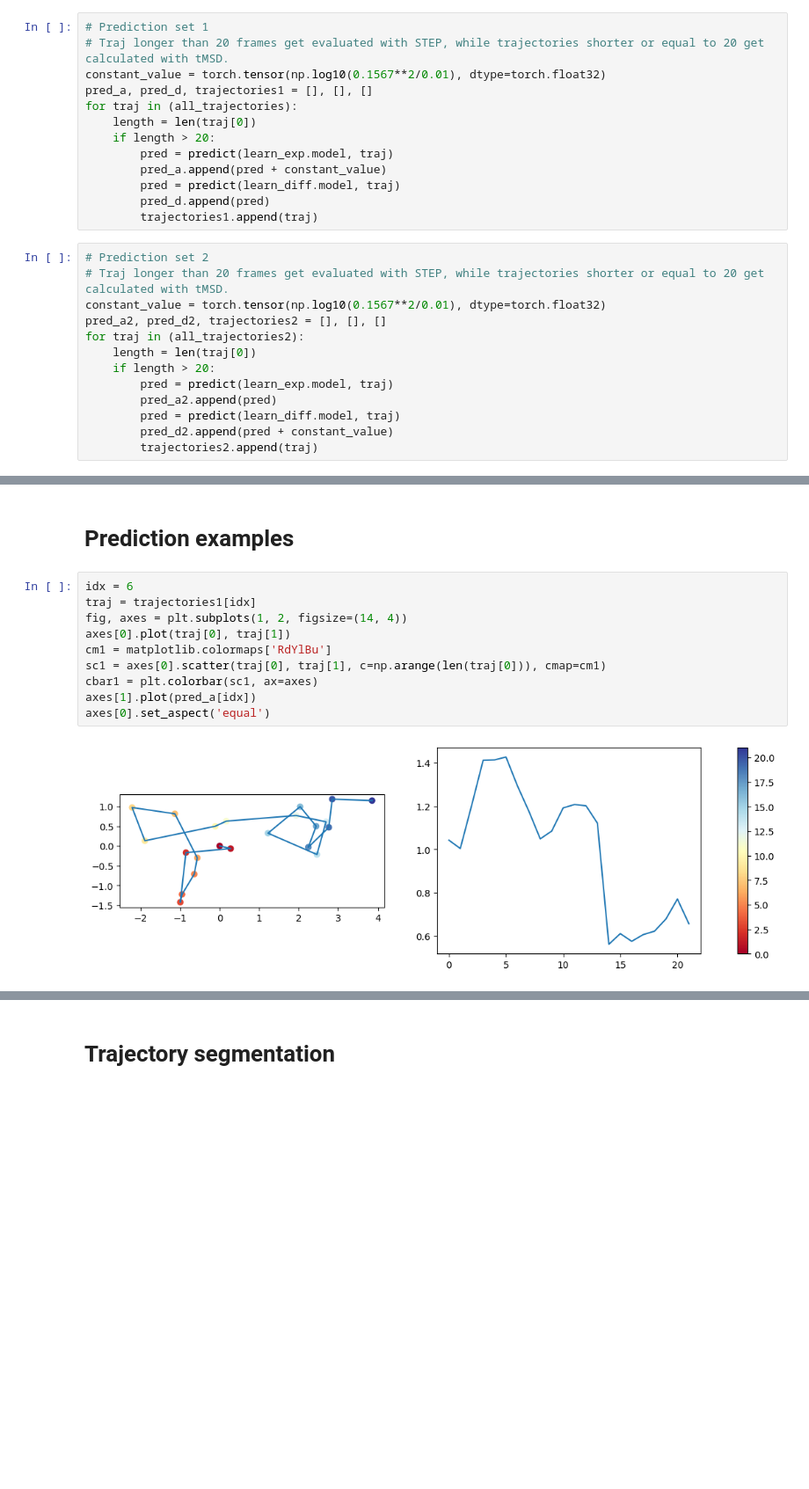
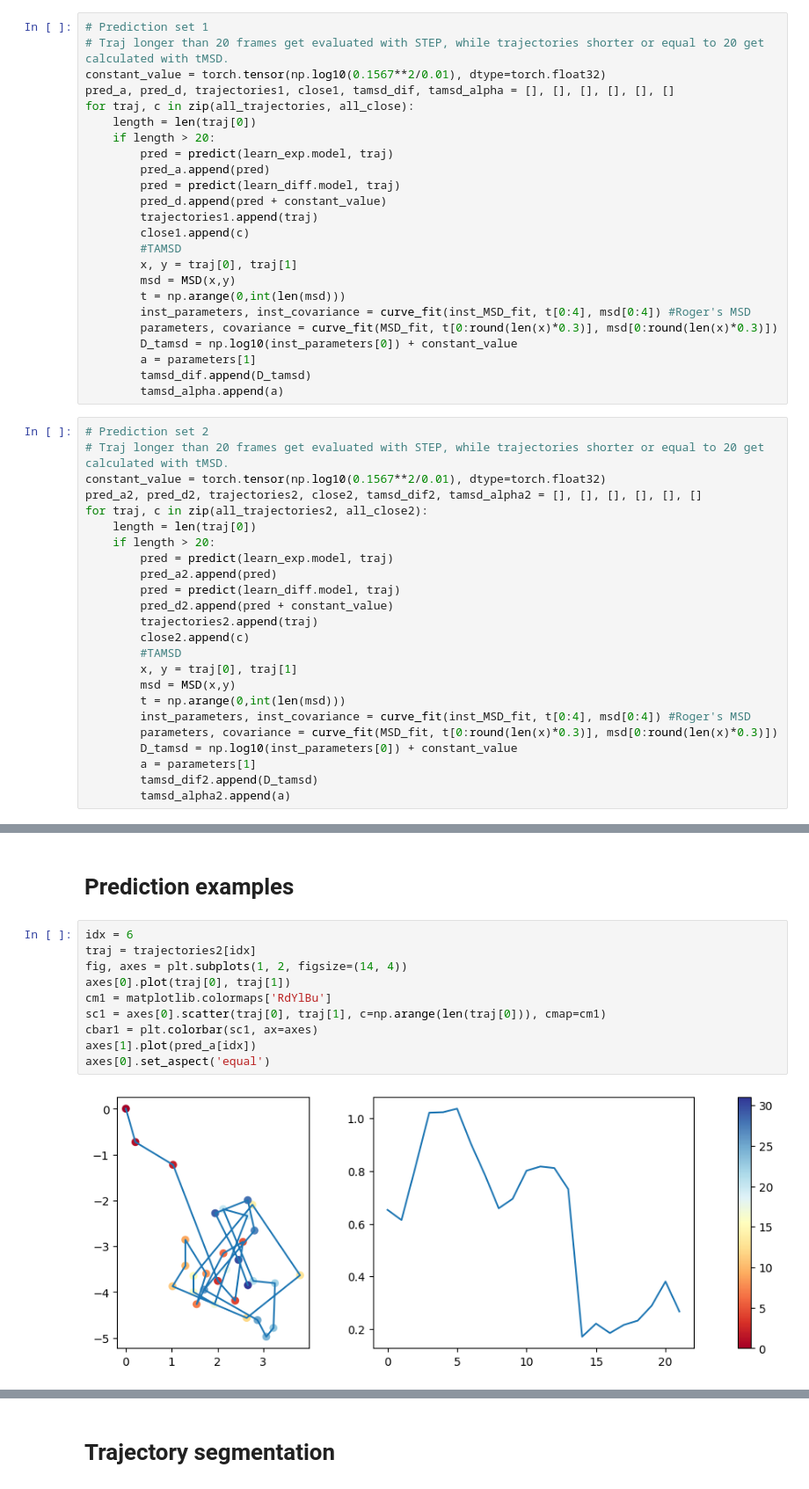
Before and after one commit to JessicaAngulo/step, a Jupyter notebook: nbs/tutorials/preliminary_2datasets.ipynb, the cells around one changed output, grey strips where cells are left out. Shown at 88% size. Saved outputs shown, nothing was run; the diff lists cells and outputs as text; blank space fills up the shorter version.

```diff
--- a/nbs/tutorials/preliminary_2datasets.ipynb
+++ b/nbs/tutorials/preliminary_2datasets.ipynb
@@ -195,21 +194,32 @@ for i in range (len(preds)):
 # Prediction set 1
 # Traj longer than 20 frames get evaluated with STEP, while trajectories shorter or equal to 20 get calculated with tMSD.
 constant_value = torch.tensor(np.log10(0.1567**2/0.01), dtype=torch.float32)
-pred_a, pred_d, trajectories1 = [], [], []
-for traj in (all_trajectories):
+pred_a, pred_d, trajectories1, close1, tamsd_dif, tamsd_alpha = [], [], [], [], [], []
+for traj, c in zip(all_trajectories, all_close):
     length = len(traj[0])
     if length > 20:
         pred = predict(learn_exp.model, traj)
-        pred_a.append(pred + constant_value)
+        pred_a.append(pred)
         pred = predict(learn_diff.model, traj)
-        pred_d.append(pred)
+        pred_d.append(pred + constant_value)
         trajectories1.append(traj)
+        close1.append(c)
+        #TAMSD
+        x, y = traj[0], traj[1]
+        msd = MSD(x,y)
+        t = np.arange(0,int(len(msd)))
+        inst_parameters, inst_covariance = curve_fit(inst_MSD_fit, t[0:4], msd[0:4]) #Roger's MSD
+        parameters, covariance = curve_fit(MSD_fit, t[0:round(len(x)*0.3)], msd[0:round(len(x)*0.3)])
+        D_tamsd = np.log10(inst_parameters[0]) + constant_value
+        a = parameters[1]
+        tamsd_dif.append(D_tamsd)
+        tamsd_alpha.append(a)
 # %%
 # Prediction set 2
 # Traj longer than 20 frames get evaluated with STEP, while trajectories shorter or equal to 20 get calculated with tMSD.
 constant_value = torch.tensor(np.log10(0.1567**2/0.01), dtype=torch.float32)
-pred_a2, pred_d2, trajectories2 = [], [], []
-for traj in (all_trajectories2):
+pred_a2, pred_d2, trajectories2, close2, tamsd_dif2, tamsd_alpha2 = [], [], [], [], [], []
+for traj, c in zip(all_trajectories2, all_close2):
     length = len(traj[0])
     if length > 20:
         pred = predict(learn_exp.model, traj)
@@ -217,6 +227,17 @@ for traj in (all_trajectories2):
         pred = predict(learn_diff.model, traj)
         pred_d2.append(pred + constant_value)
         trajectories2.append(traj)
+        close2.append(c)
+        #TAMSD
+        x, y = traj[0], traj[1]
+        msd = MSD(x,y)
+        t = np.arange(0,int(len(msd)))
+        inst_parameters, inst_covariance = curve_fit(inst_MSD_fit, t[0:4], msd[0:4]) #Roger's MSD
+        parameters, covariance = curve_fit(MSD_fit, t[0:round(len(x)*0.3)], msd[0:round(len(x)*0.3)])
+        D_tamsd = np.log10(inst_parameters[0]) + constant_value
+        a = parameters[1]
+        tamsd_dif2.append(D_tamsd)
+        tamsd_alpha2.append(a)
 # %% [markdown]
 # Ensamble histograms
 # %%
@@ -272,15 +434,15 @@ plt.legend()
 # Prediction examples
 # %%
 idx = 6
-traj = trajectories1[idx]
+traj = trajectories2[idx]
 fig, axes = plt.subplots(1, 2, figsize=(14, 4))
 axes[0].plot(traj[0], traj[1])
 cm1 = matplotlib.colormaps['RdYlBu']
 sc1 = axes[0].scatter(traj[0], traj[1], c=np.arange(len(traj[0])), cmap=cm1)
 cbar1 = plt.colorbar(sc1, ax=axes)
 axes[1].plot(pred_a[idx])
 axes[0].set_aspect('equal')
 # %% [output]
-[figure, old version]
+[figure, new version]
 # %%
 idx = 6
```
Also changed, not shown: parts of 34 cells of this notebook.
